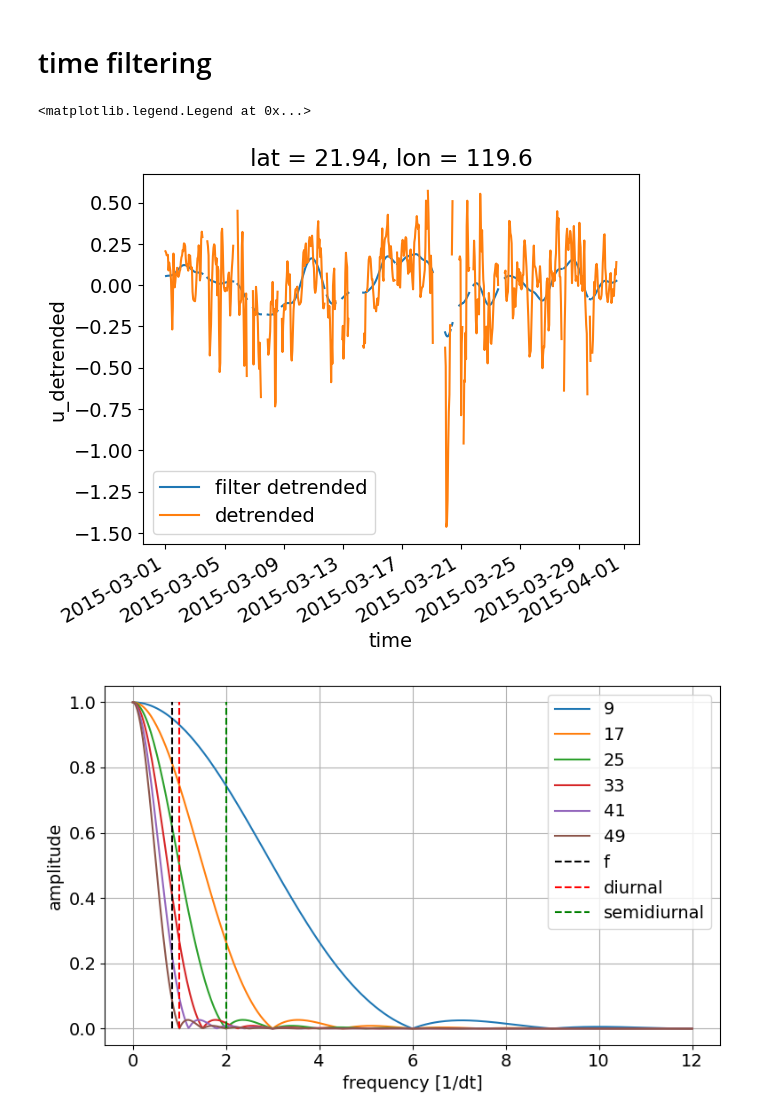
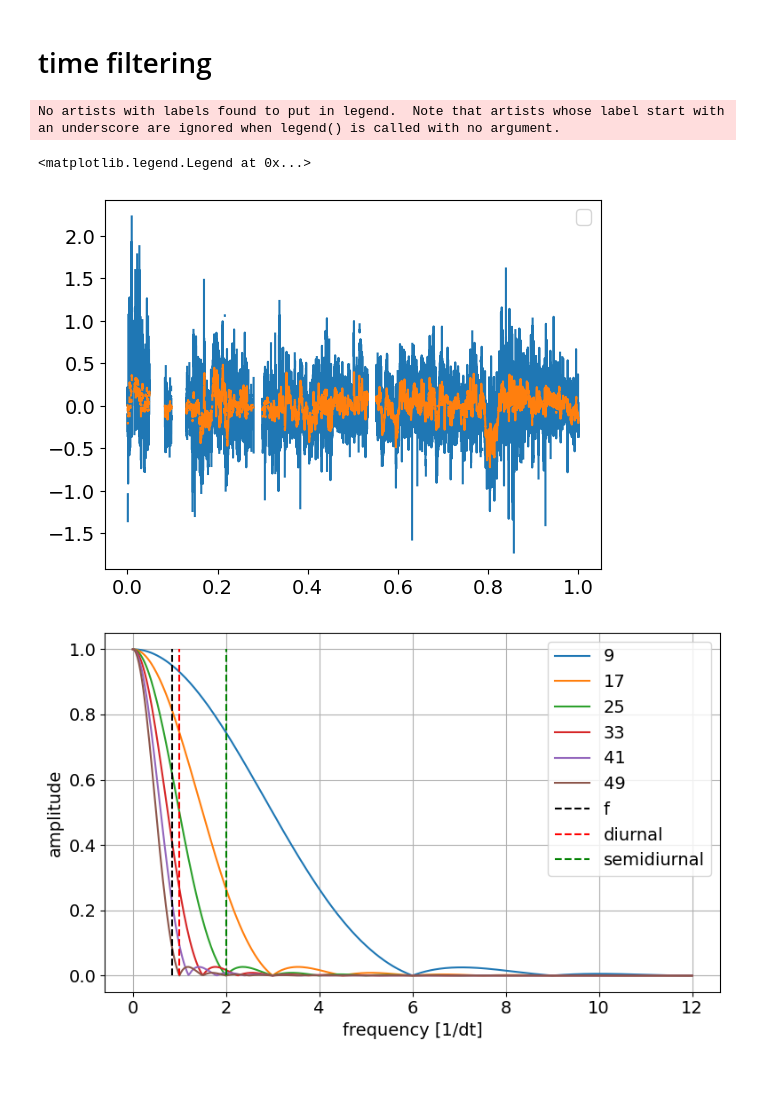
Before and after one commit to HendrikGro/TORI_Codar_Analysis, a Jupyter notebook: code/Code_TOROS.ipynb, the cells around one changed output. Cells and saved outputs as stored; diff of their text form; code cells hidden in the pictures; blank space fills up the shorter version.

```diff
--- a/code/Code_TOROS.ipynb
+++ b/code/Code_TOROS.ipynb
@@ -313 +304,12 @@ MemoryError: Unable to allocate 24.7 GiB for an array with shape (37884, 43824)
+# %%
+spectral_v = spectral_v.where(spectral_v!=0)
+
+spectral_v_nocomplex = spectral_v.copy()
+
+spectral_v_nocomplex['f_k_real'] = np.real(spectral_v_nocomplex.f_k)
+spectral_v_nocomplex['f_k_imag'] = np.imag(spectral_v_nocomplex.f_k)
+
+spectral_v_nocomplex = spectral_v_nocomplex.drop(['f_k'])
+
+spectral_v_nocomplex.to_netcdf(input_path + 'spectral_v.nc')
 # %%
@@ -353,6 +369,6 @@ spectral_rotary = spectral_analysis(velocity.u_detrended+1j*velocity.v_detrended
 # %%
-freq,f_k,ps,psd,t = nudft(velocity.u_detrended[:,10,10]+1j*velocity.v_detrended[:,10,10],xarray_apply=False)
-freq,f_k_filtered,ps_filtered,psd_filtered,t = nudft(velocity.u_filtered[:,10,10]+1j*velocity.v_filtered[:,10,10],xarray_apply=False)
+freq,f_k,ps,psd,t = nufft(velocity.u_detrended[:,28,12]+1j*velocity.v_detrended[:,28,12],xarray_apply=False)
+# freq,f_k_filtered,ps_filtered,psd_filtered,t = nufft(velocity.u_filtered[:,10,10]+1j*velocity.v_filtered[:,10,10],xarray_apply=False)
 # %%
 f_coriolis = 2*7.29e-5*np.sin(25/180*np.pi)/2/np.pi*3600*24
 
@@ -442,40 +458,40 @@ def drop_na(data):
     mask = ~np.isnan(data)
     return data[mask]
 # %%
-def inverse_nudft(t,f_k):
+def inverse_nufft(t,f_k):
     '''
     inverse fourier transform to get back time series from fourier components
     non-uniform discrete fourier transform
 
     returns array of reconstructed velocities on the complete time grid, so with nan values
     '''
-    reconstructed = nfft.ndft(drop_na(t), f_k)/len(f_k)
+    reconstructed = nfft.nfft(drop_na(t), f_k)/len(f_k)
     reconstructed_ontime = np.copy(t)
     reconstructed_ontime[~np.isnan(t)] = reconstructed
     return reconstructed_ontime
 
-# def inverse_nudft_hann(data,amp_hann):
-#     reconstructed = nfft.ndft(drop_na(data.t), data.f_k*amp_hann)/len(data.f_k)
+# def inverse_nufft_hann(data,amp_hann):
+#     reconstructed = nfft.nfft(drop_na(data.t), data.f_k*amp_hann)/len(data.f_k)
 #     reconstructed_ontime = np.copy(data.t)
 #     reconstructed_ontime[~np.isnan(data.t)] = reconstructed
 #     return reconstructed_ontime
 
-def inverse_nudft_hann(t,f_k,amp_hann):
+def inverse_nufft_hann(t,f_k,amp_hann):
     '''
     inverse fourier transform to get back time series from fourier components
     non-uniform discrete fourier transform but with amplitude taken out of high frequencies using a hanning window, which has to be predefined
 
     returns array of reconstructed velocities on the complete time grid, so with nan values
     '''
-    reconstructed = nfft.ndft(drop_na(t), f_k*amp_hann)/len(f_k)
+    reconstructed = nfft.nfft(drop_na(t), f_k*amp_hann)/len(f_k)
     reconstructed_ontime = np.copy(t)
     reconstructed_ontime[~np.isnan(t)] = reconstructed
     return reconstructed_ontime
 # %%
-freq_hann,amp_hann = hann_window(49,744)
+freq_hann,amp_hann = hann_window(49,43824)
 
-data_rec = inverse_nudft(spectral_u.isel(x=10,y=10).t,spectral_u.isel(x=10,y=10).f_k)
-data_filtered = inverse_nudft_hann(spectral_u.isel(x=10,y=10).t,spectral_u.isel(x=10,y=10).f_k,amp_hann)
+data_rec = inverse_nufft(spectral_v.isel(x=10,y=10).t,spectral_v.isel(x=10,y=10).f_k)
+data_filtered = inverse_nufft_hann(spectral_v.isel(x=10,y=10).t,spectral_v.isel(x=10,y=10).f_k,amp_hann)
 # %%
 def filter_hann_window(spectral_data,T):
     '''
@@ -500,15 +516,19 @@ def filter_hann_window(spectral_data,T):
 velocity['u_filtered'] = filter_hann_window(spectral_u,49)
 velocity['v_filtered'] = filter_hann_window(spectral_v,49)
 # %%
-(velocity.isel(x=10,y=10).u_filtered).plot(label='filter detrended')
+# (velocity.isel(x=10,y=10).u_filtered).plot(label='filter detrended')
 # velocity.isel(x=20,y=10).u_filtered_hann.plot(label='filter hann')
 # velocity.isel(x=20,y=10).u_demeaned.plot(label='demeaned')
-velocity.isel(x=10,y=10).u_detrended.plot(label='detrended')
+# velocity.isel(x=10,y=10).v_detrended.plot(label='detrended')
+plt.plot(spectral_v.isel(x=10,y=10).t,data_rec)
+plt.plot(spectral_v.isel(x=10,y=10).t,data_filtered)
+
 plt.legend()
 # plt.savefig('/Users/2311043/Documents/GitHub/TORI/time_filter.png')
 # %% [output]
-<matplotlib.legend.Legend at 0x...>
+No artists with labels found to put in legend.  Note that artists whose label start with an underscore are ignored when legend() is called with no argument.
+<matplotlib.legend.Legend at 0x...>
-[figure, old version]
+[figure, new version]
 # %%
 n = 744
 fig, axs = plt.subplots(1, 1, figsize=(8, 5), sharex=True)
```
Also changed, not shown: parts of 12 cells of this notebook.
